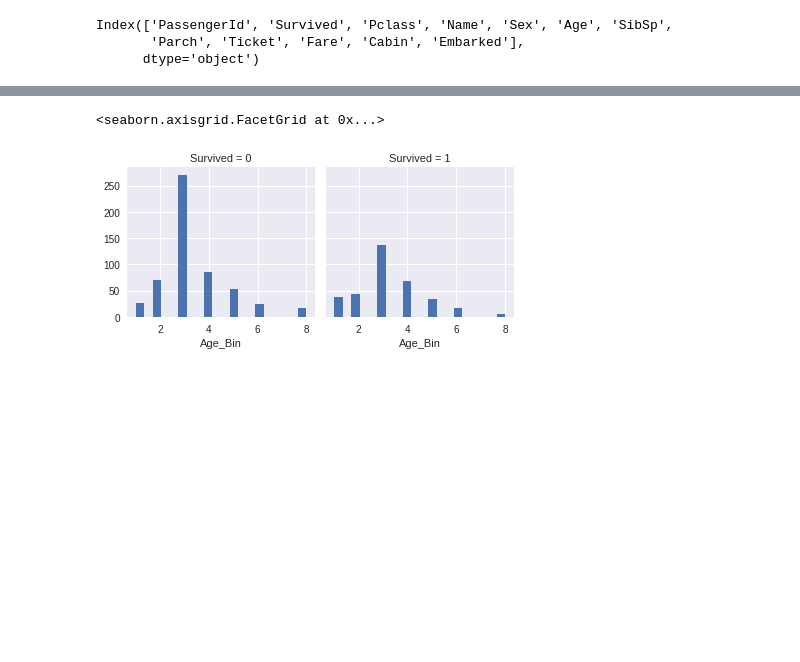
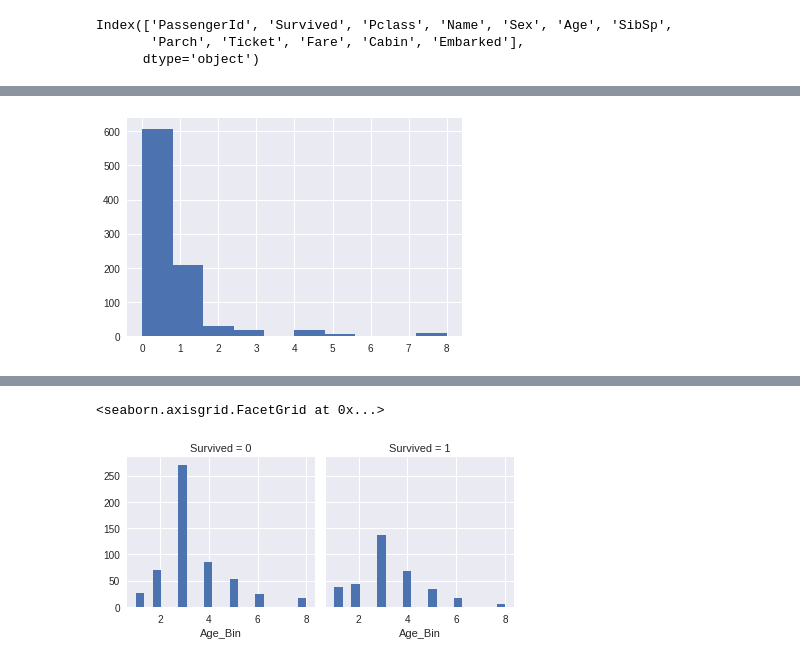
Before and after one commit to anu0508/new-inning, a Jupyter notebook: Assignment_titanic.ipynb, the cells around one changed output, grey strips where cells are left out. Cells and saved outputs as stored; diff of their text form; code cells hidden in the pictures; blank space fills up the shorter version.

```diff
--- a/Assignment_titanic.ipynb
+++ b/Assignment_titanic.ipynb
@@ -219,0 +228,8 @@ titanic.drop(columns=['Name','PassengerId','Cabin'],axis=1,inplace=True)
+# %%
+titanic.Cabin.fillna(value='N', inplace=True) #repacing NAN with string N
+list_cabin=[]
+for i  in titanic['Cabin']:
+  list_cabin.append(i[0])
+# %%
+list_cabin
+titanic['Cabin_mod']=list_cabin # added modified cabin column with Nulls removed and category with only first letter of the cabin
@@ -220,3 +264,8 @@ titanic.drop(columns=['Name','PassengerId','Cabin'],axis=1,inplace=True)
+# %%
+plt.hist(titanic['SibSp'])
+plt.show()
+# %% [output]
+[figure, added]
 # %%
 #creating bin of Age column
 bins = [0, 10, 20, 30, 40, 50, 60,80,100]
```
Also changed, not shown: parts of 92 cells of this notebook.
